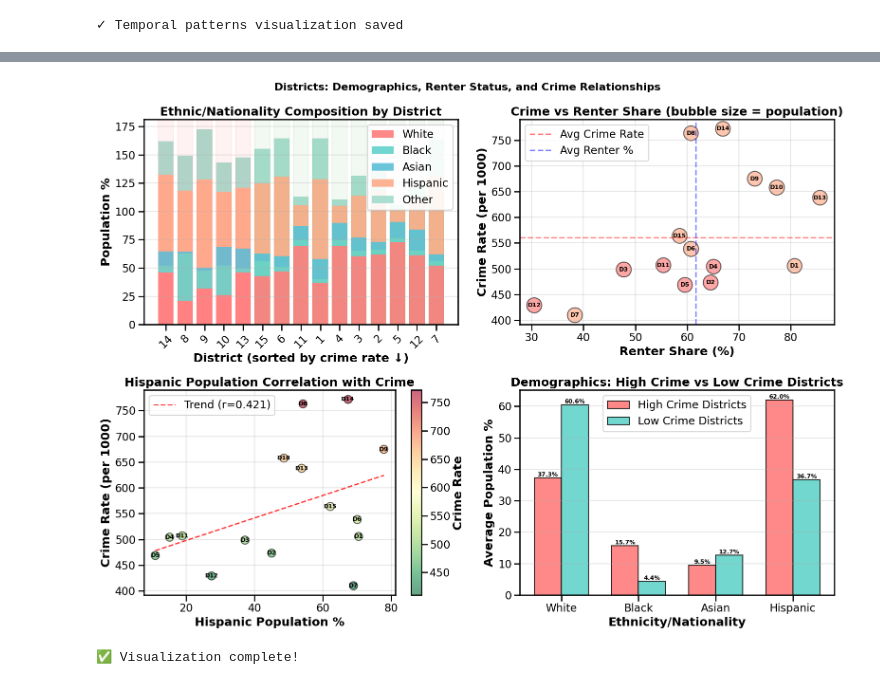
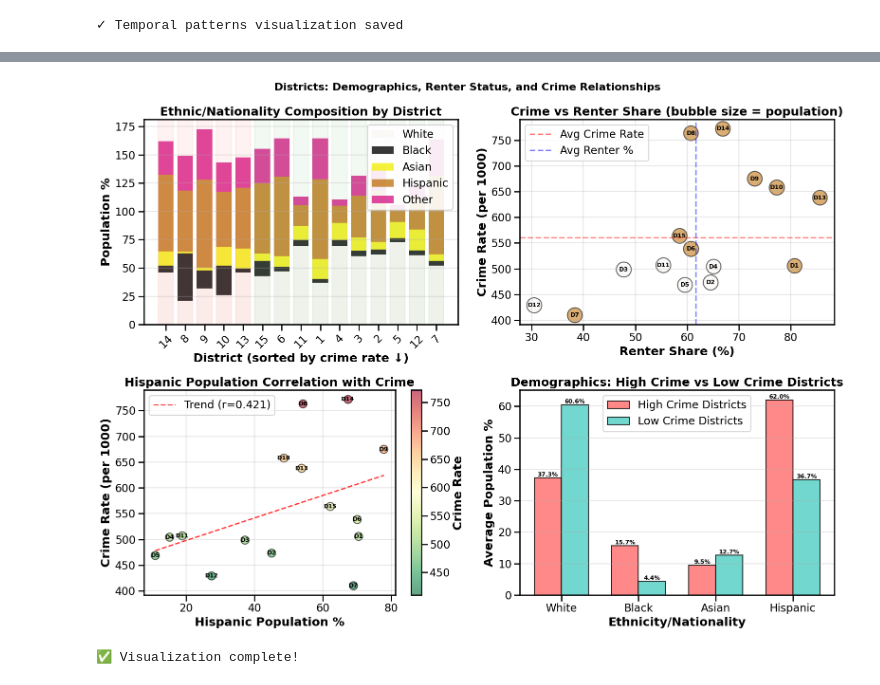
Before and after one commit to MilenaM06/LA-Crime-Analysis, a Jupyter notebook: notebooks/9_multivariable_analysis_full.ipynb, the cells around one changed output, grey strips where cells are left out. Saved outputs shown, nothing was run; the diff lists cells and outputs as text; code cells hidden in the pictures.

```diff
--- a/notebooks/9_multivariable_analysis_full.ipynb
+++ b/notebooks/9_multivariable_analysis_full.ipynb
@@ -1207,7 +1100,7 @@ districts = viz_data["district"].astype(int).values
 crime_rates = viz_data["Crime_Rate_Per_1000"].values
 
 # Color map for ethnicities
-colors = ['#FF6B6B', '#4ECDC4', '#45B7D1', '#FFA07A', '#98D8C8']
+colors = ["#FBF8F5", "#060606", "#F4F00B", "#C07718", "#D71D8A"]
 labels = ['White', 'Black', 'Asian', 'Hispanic', 'Other']
 
 x = np.arange(len(districts))
@@ -1245,8 +1138,8 @@ for idx, row in full_profile.iterrows():
     labels_list = ['White', 'Black', 'Asian', 'Hispanic', 'Other']
     dominant.append(labels_list[np.argmax(ethic_vals)])
 
-color_map_dict = {'White': '#FF6B6B', 'Black': '#4ECDC4', 'Asian': '#45B7D1',
-                  'Hispanic': '#FFA07A', 'Other': '#98D8C8'}
+color_map_dict = {'White': '#FBF8F5', 'Black': '#060606', 'Asian': '#F4F00B',
+                  'Hispanic': '#C07718', 'Other': '#D71D8A'}
 colors_scatter = [color_map_dict[d] for d in dominant]
 
 scatter = ax2.scatter(renter_share_pct, crime_rate, s=pop_size*2, alpha=0.6, c=colors_scatter, edgecolors='black', linewidth=1.5)
@@ -1297,32 +1190,32 @@ low_crime_avg = low_crime[["White_pop_pct", "Black_pop_pct", "Asian_pop_pct", "H
 
 eth_labels = ['White', 'Black', 'Asian', 'Hispanic']
 x_pos = np.arange(len(eth_labels))
 width = 0.35
 
 bars1 = ax4.bar(x_pos - width/2, high_crime_avg, width, label='High Crime Districts',
                color='#FF6B6B', alpha=0.8, edgecolor='black', linewidth=1.5)
 bars2 = ax4.bar(x_pos + width/2, low_crime_avg, width, label='Low Crime Districts',
                color='#4ECDC4', alpha=0.8, edgecolor='black', linewidth=1.5)
 
 ax4.set_xlabel("Ethnicity/Nationality", fontweight='bold')
 ax4.set_ylabel("Average Population %", fontweight='bold')
 ax4.set_title("Demographics: High Crime vs Low Crime Districts", fontweight='bold')
 ax4.set_xticks(x_pos)
 ax4.set_xticklabels(eth_labels)
 ax4.legend()
 ax4.grid(axis='y', alpha=0.3)
 
 # Add value labels on bars
 for bars in [bars1, bars2]:
     for bar in bars:
         height = bar.get_height()
         ax4.text(bar.get_x() + bar.get_width()/2., height,
                 f'{height:.1f}%', ha='center', va='bottom', fontsize=9, fontweight='bold')
 
 plt.tight_layout()
 plt.show()
 
 print("✅ Visualization complete!")
 # %% [output]
-[figure, old version]
+[figure, new version]
 ✅ Visualization complete!
```
Also changed, not shown: parts of 9 cells of this notebook, 2 other files.
